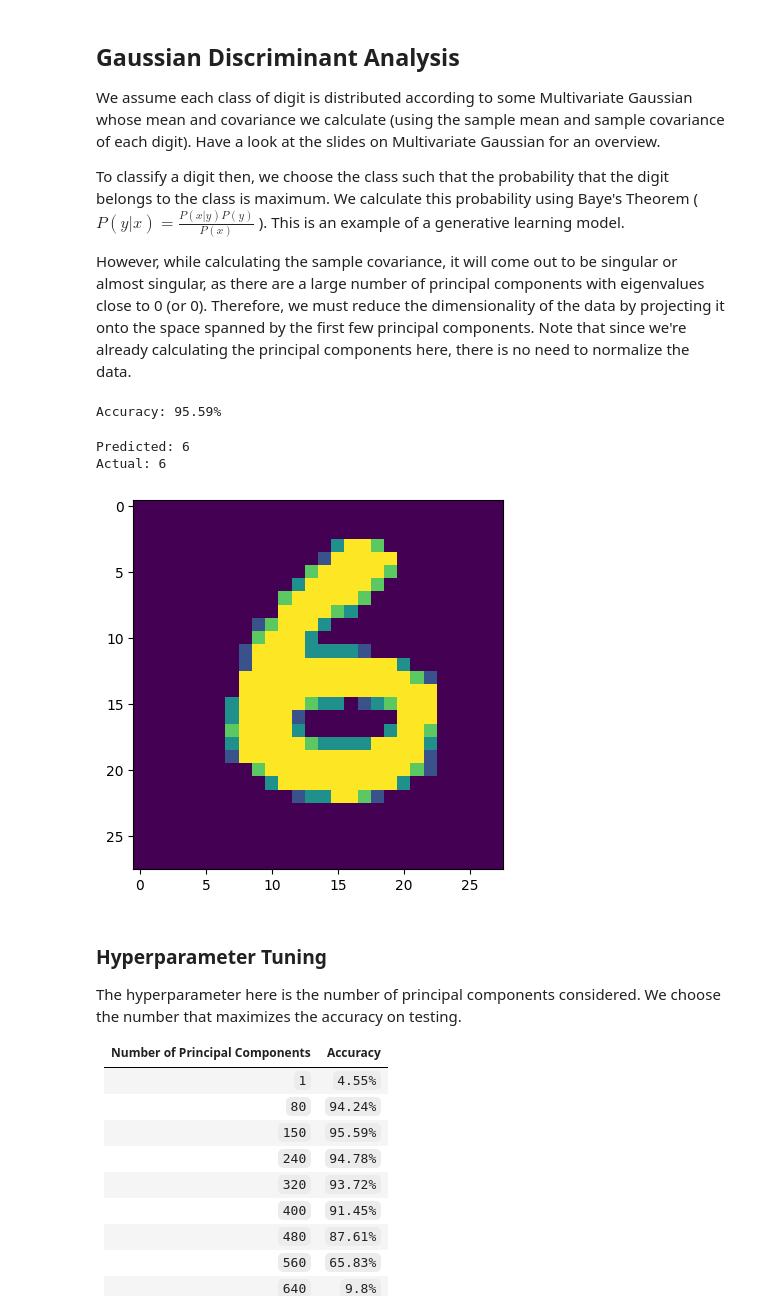
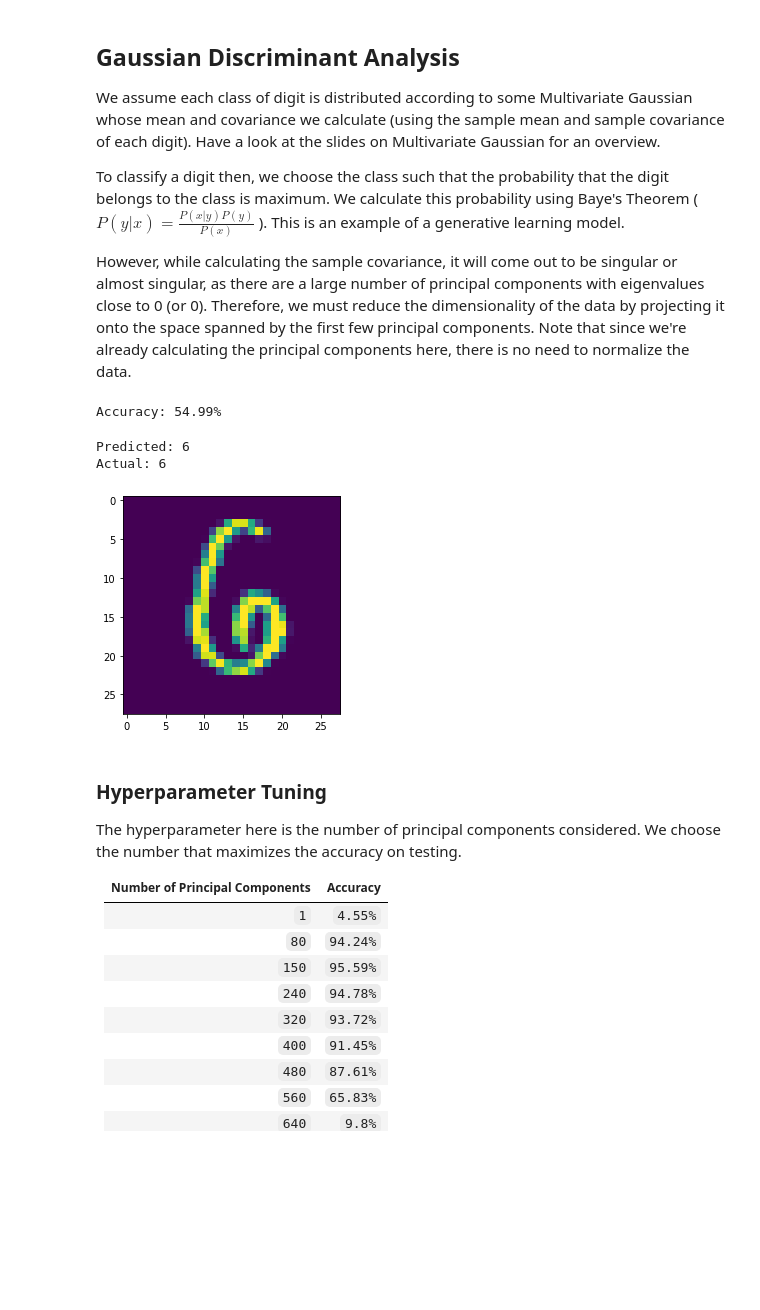
Before and after one commit to theashwinabraham/WiDS-Training-AI-to-play-games-using-Reinforcement-Learning, a Jupyter notebook: Week1/MNIST.ipynb, the cells around one changed output. Saved outputs shown, nothing was run; the diff lists cells and outputs as text; code cells hidden in the pictures; blank space fills up the shorter version.

```diff
--- a/Week1/MNIST.ipynb
+++ b/Week1/MNIST.ipynb
@@ -176,73 +192,18 @@ We assume each class of digit is distributed according to some Multivariate Gaus
 To classify a digit then, we choose the class such that the probability that the digit belongs to the class is maximum. We calculate this probability using Baye's Theorem ( $P(y | x) = \frac{P(x | y)P(y)}{P(x)}$ ). This is an example of a generative learning model.
 
 However, while calculating the sample covariance, it will come out to be singular or almost singular, as there are a large number of principal components with eigenvalues close to 0 (or 0). Therefore, we must reduce the dimensionality of the data by projecting it onto the space spanned by the first few principal components. Note that since we're already calculating the principal components here, there is no need to normalize the data.
-# %%
-import tensorflow as tf
-import numpy as np
-import matplotlib.pyplot as plt
-
-NUM_PRINC = 150 # Number of Principal Components (our hyperparameter)
-
-(x_train, y_train), (x_test, y_test) = tf.keras.datasets.mnist.load_data()
-
-x_train_r = x_train.reshape(x_train.shape[0], x_train.shape[1]*x_train.shape[2]).astype('float64')
-
-num_to_list = {}
-
-for i in range(10):
-    num_to_list[i] = []
-
-for i in range(x_train_r.shape[0]):
-    num_to_list[y_train[i]].append(x_train_r[i])
-
-for i in range(10):
-    num_to_list[i] = np.array(num_to_list[i])
-
-means = np.array([np.mean(num_to_list[i], axis=0) for i in range(10)])
-covariances = np.array([np.cov(num_to_list[i].T, bias=True) for i in range(10)])
-
-princ_comps = np.zeros((10, NUM_PRINC, x_train_r.shape[1]))
-eigen_vals = np.zeros((10, NUM_PRINC))
-
-
-for i in range(10):
-    x, y = np.linalg.eigh(covariances[i])
-    eigen_vals[i] = x[x.size - NUM_PRINC:][::-1]
-    for j in range(NUM_PRINC):
-        princ_comps[i][j] = y[: , y.shape[1] - j - 1]
-
-def projection(num, vector):
-    return np.array([np.dot(x, vector) for x in princ_comps[num]])
-
-log_determinants = np.array([np.sum(np.log(eigen_vals[i])) for i in range(10)])
-proj_means = np.array([projection(i, means[i]) for i in range(10)])
-
-
-def neg_log_prob(num, vector):
-    wrt_mean = projection(num, vector) - proj_means[num]
-    return log_determinants[num] + np.sum([(wrt_mean[i] ** 2)/eigen_vals[num][i] for i in range(NUM_PRINC)]) + np.log(x_train_r.shape[0]/num_to_list[num].shape[0])
-
-def prediction(digit):
-    digit = digit.reshape(x_train_r.shape[1]).astype('float64')
-    return np.argmin(np.array([neg_log_prob(i, digit) for i in range(10)]))
-
-num_occ = 0
-for i in range(x_test.shape[0]):
-    if prediction(x_test[i]) == y_test[i]:
-        num_occ += 1
-
-print(f'Accuracy: {num_occ*100/x_test.shape[0]}%')
-# %% [output]
-Accuracy: 95.59%
-# %%
-i = np.random.randint(0, x_test.shape[0])
-plt.imshow(x_test[i]);
-print(f'Predicted: {prediction(x_test[i])}')
-print(f'Actual: {y_test[i]}')
-# %% [output]
-Predicted: 6
-Actual: 6
-[figure, removed]
+# %%
+model = MNIST_classifier(600, 1e-2, 180, "GDA")
+model.train_model()
+model.accuracy()
+# %% [output]
+Accuracy: 54.99%
+# %%
+model.tester()
+# %% [output]
+Predicted: 6
+Actual: 6
+[figure, added]
 # %% [markdown]
 ### Hyperparameter Tuning
 The hyperparameter here is the number of principal components considered. We choose the number that maximizes the accuracy on testing.
```
Also changed, not shown: parts of 14 cells of this notebook, 1 other file.
